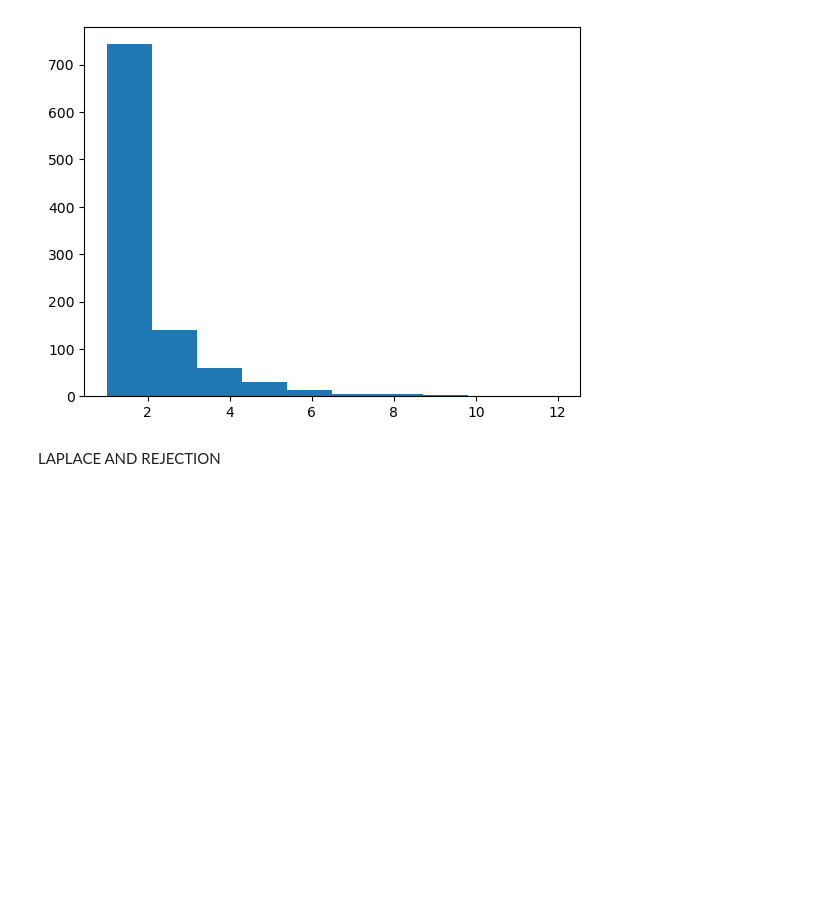
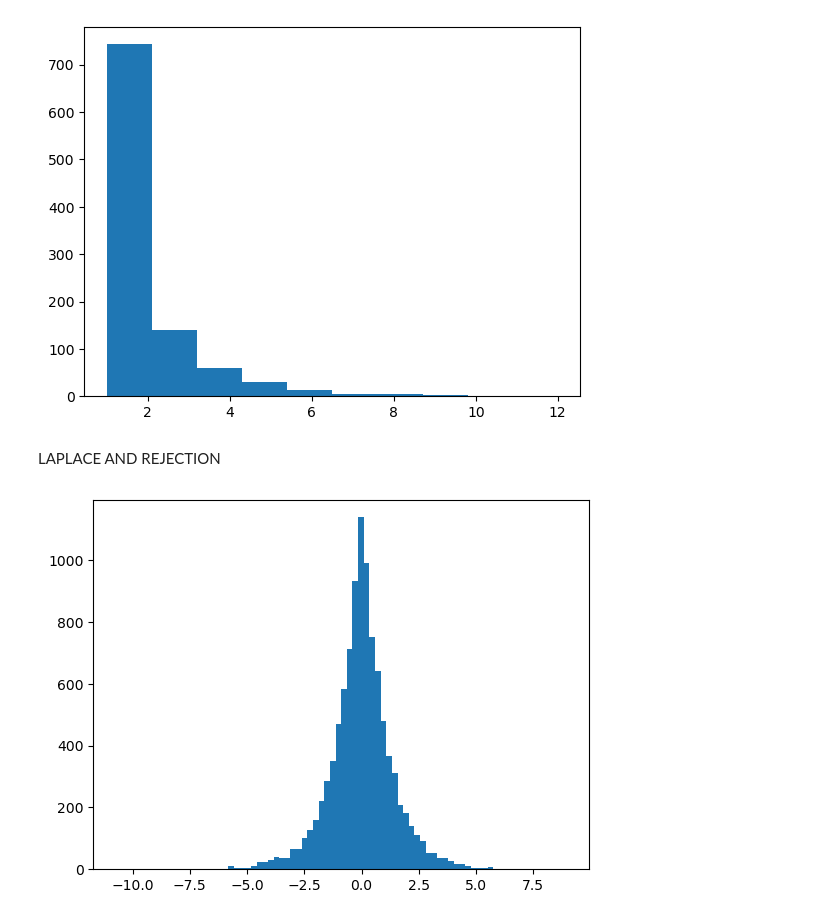
Before and after one commit to mchabrol/Monte-carlo, a Jupyter notebook: TD.ipynb, the cells around one changed output. Drawn from its saved outputs; the diff is of its cells as text; code cells hidden in the pictures; blank space fills up the shorter version.

```diff
--- a/TD.ipynb
+++ b/TD.ipynb
@@ -132,14 +132,28 @@ testgeominv(0.5, 1000)
 # %% [markdown]
 LAPLACE AND REJECTION
 # %%
+#inversion
+import numpy as np
+import matplotlib.pyplot as plt
+
 def Fm1(y):
     if y<=1/2:
         return(np.log(2*y))
     else:
         return(-np.log(2*(1-y)))
 
 def laplaceinv():
     y = np.random.rand()
     return(Fm1(y))
+
+def testlaplaceinv(N):
+    arr = np.zeros(N)
+    for i in range(N):
+        arr[i] = laplaceinv()
+    plt.hist(arr, bins = 80)
+
+testlaplaceinv(10000)
+# %% [output]
+[figure, added]
 # %%
 #correction rejection
```
Also changed, not shown: parts of 3 cells of this notebook.
